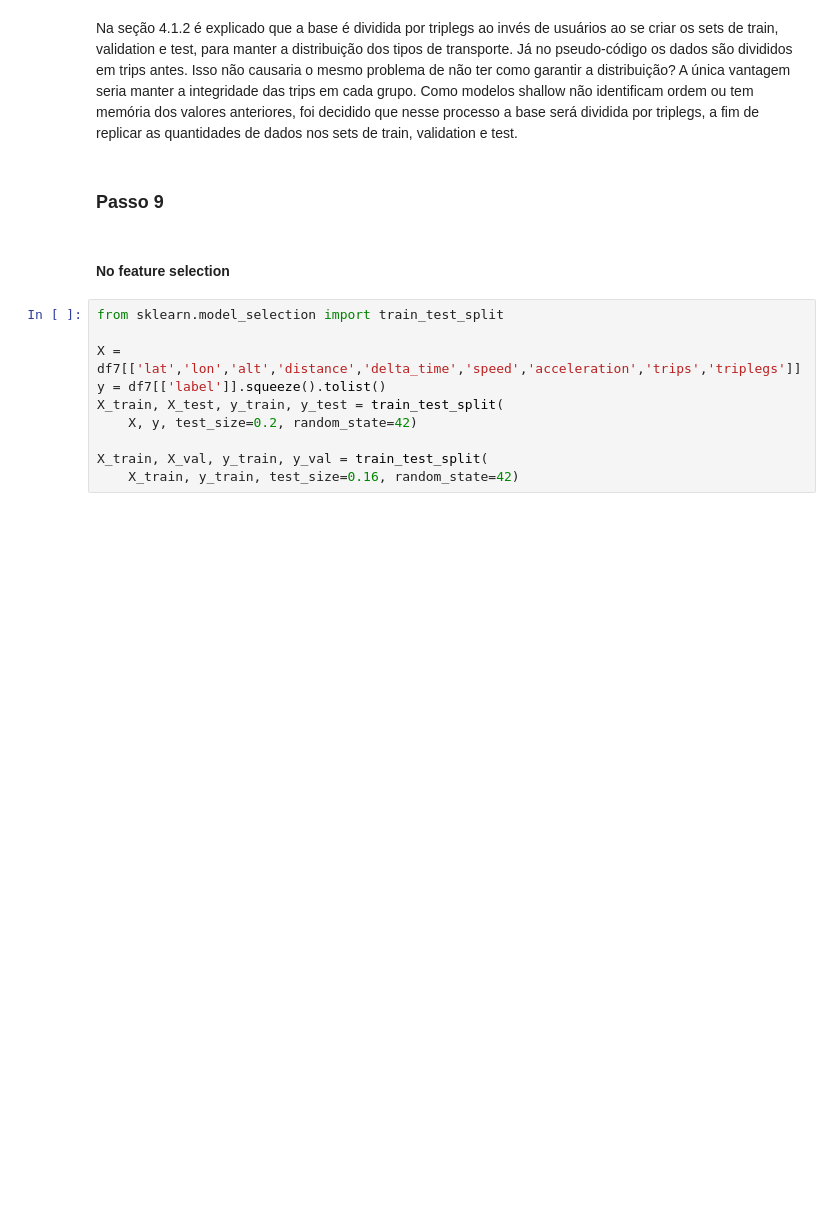
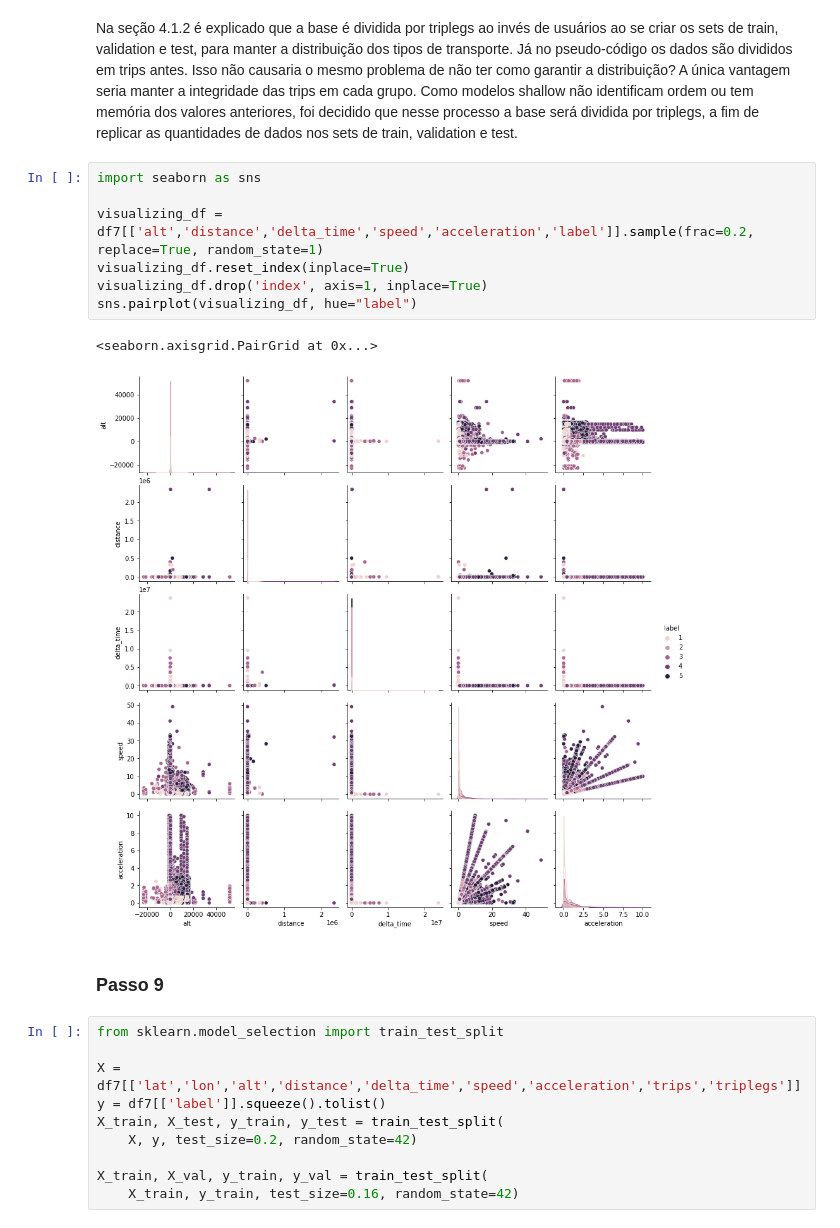
Before and after one commit to gifilipakis/research_Geolife, a Jupyter notebook: moreau (2021).ipynb, the cells around one changed output. Drawn from its saved outputs; the diff is of its cells as text; blank space fills up the shorter version.

```diff
--- a/moreau (2021).ipynb
+++ b/moreau (2021).ipynb
@@ -397,9 +397,17 @@ Tempo gasto no passo 8: 0:01:51.861513
 # %% [markdown]
 Na seção 4.1.2 é explicado que a base é dividida por triplegs ao invés de usuários ao se criar os sets de train, validation e test, para manter a distribuição dos tipos de transporte. Já no pseudo-código os dados são divididos em trips antes. Isso não causaria o mesmo problema de não ter como garantir a distribuição? A única vantagem seria manter a integridade das trips em cada grupo. Como modelos shallow não identificam ordem ou tem memória dos valores anteriores, foi decidido que nesse processo a base será dividida por triplegs, a fim de replicar as quantidades de dados nos sets de train, validation e test.
+# %%
+import seaborn as sns
+
+visualizing_df = df7[['alt','distance','delta_time','speed','acceleration','label']].sample(frac=0.2, replace=True, random_state=1)
+visualizing_df.reset_index(inplace=True)
+visualizing_df.drop('index', axis=1, inplace=True)
+sns.pairplot(visualizing_df, hue="label")
+# %% [output]
+<seaborn.axisgrid.PairGrid at 0x...>
+[figure, added]
 # %% [markdown]
 ### Passo 9
-# %% [markdown]
-#### No feature selection
 # %%
 from sklearn.model_selection import train_test_split
 
```
Also changed, not shown: parts of 22 cells of this notebook.
